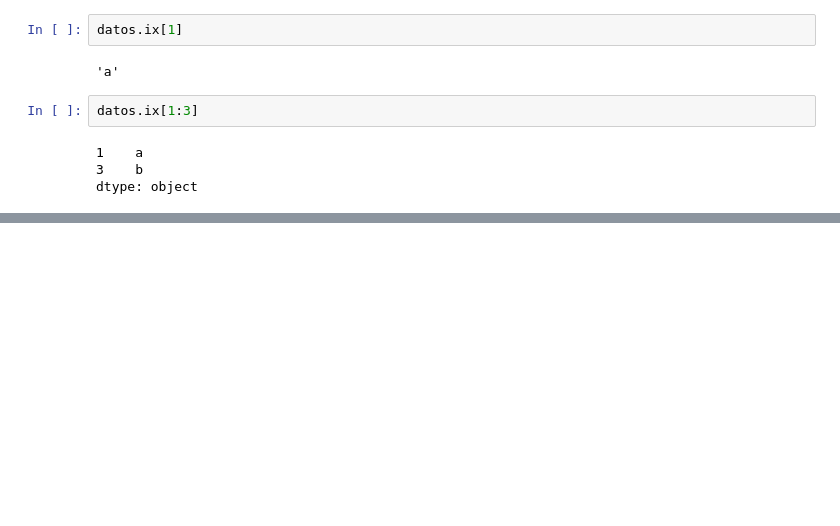
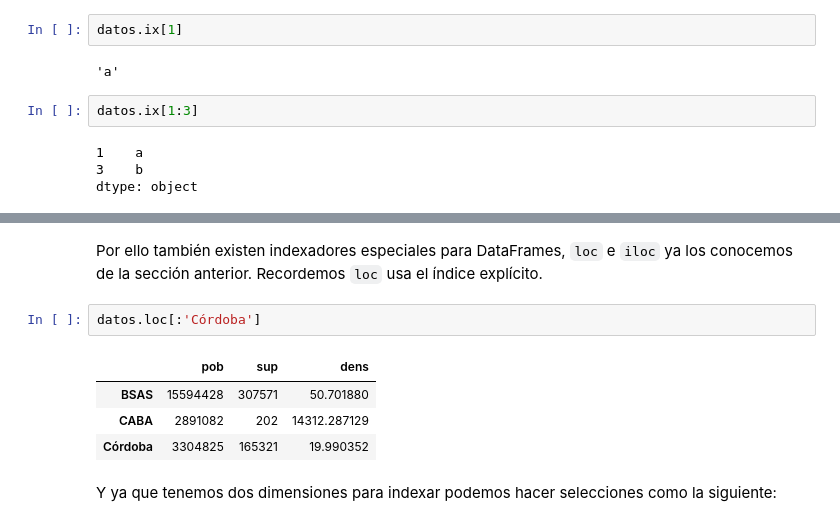
Before and after one commit to aloctavodia/intro_ciencia_de_datos, a Jupyter notebook: 03_Manipulación_de_datos_y_Pandas.ipynb, the cells around one changed output, grey strips where cells are left out. Cells and saved outputs as stored; diff of their text form; blank space fills up the shorter version.

```diff
--- a/03_Manipulación_de_datos_y_Pandas.ipynb
+++ b/03_Manipulación_de_datos_y_Pandas.ipynb
@@ -757,0 +848,11 @@ Veamos ahora estas operaciones para DataFrames
+# %% [markdown]
+Por ello también existen indexadores especiales para DataFrames, `loc` e `iloc` ya los  conocemos de la sección anterior. Recordemos `loc` usa el índice explícito.
+# %%
+datos.loc[:'Córdoba']
+# %% [output]
+|  | pob | sup | dens |
+| BSAS | 15594428 | 307571 | 50.701880 |
+| CABA | 2891082 | 202 | 14312.287129 |
+| Córdoba | 3304825 | 165321 | 19.990352 |
+# %% [markdown]
+Y ya que tenemos dos dimensiones para indexar podemos hacer selecciones como la siguiente:
```
Also changed, not shown: parts of 46 cells of this notebook.
